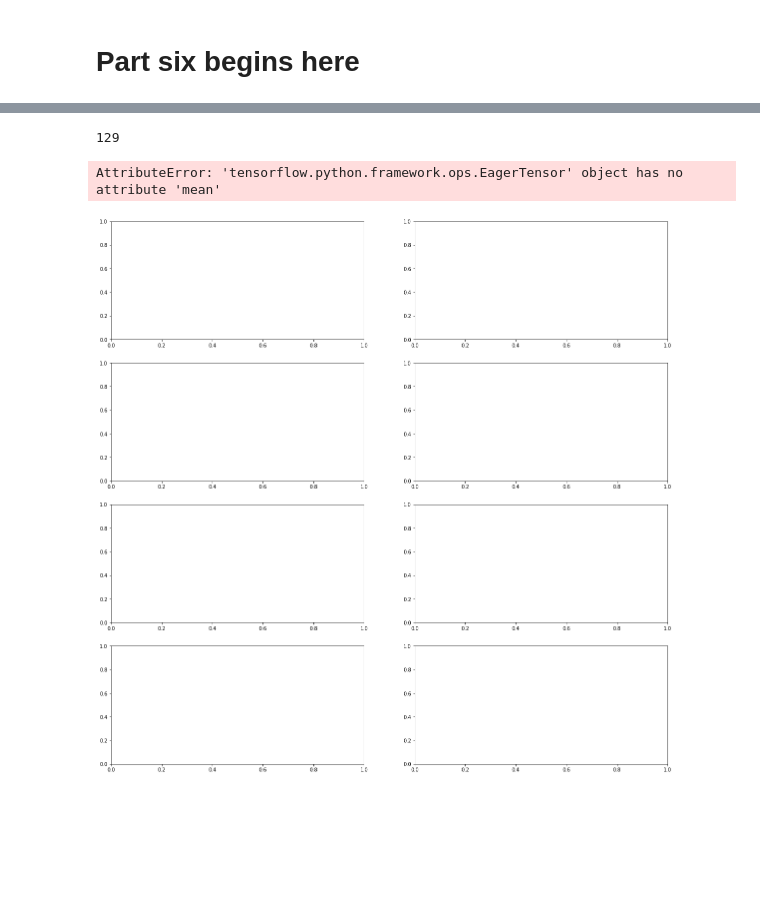
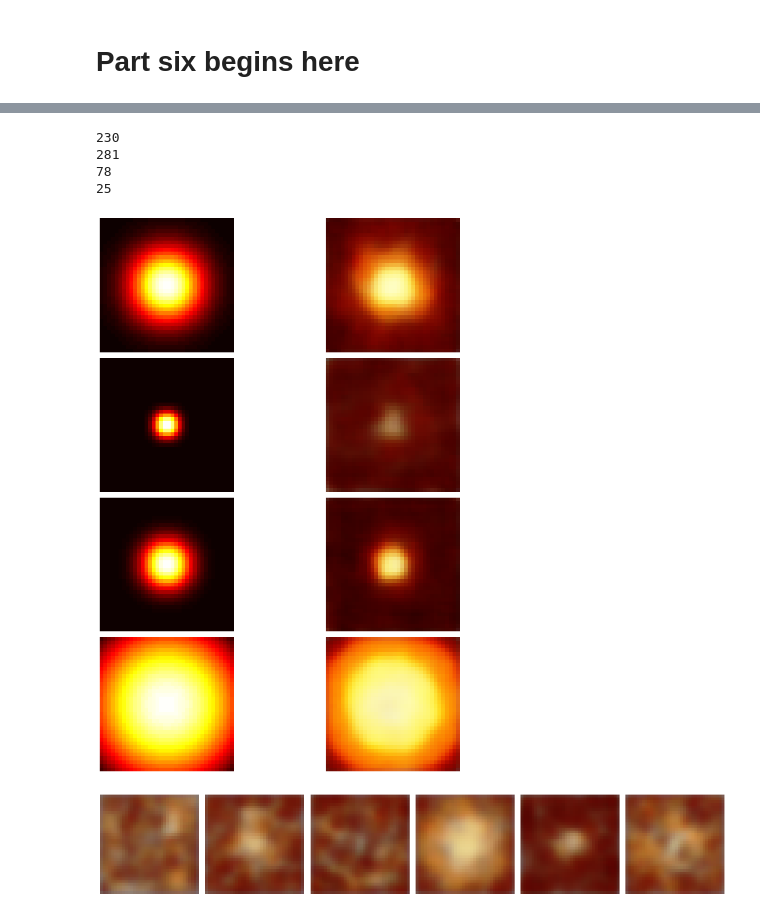
Before and after one commit to JeffRisberg/TensorFlowProbability, a Jupyter notebook: example02.ipynb, the cells around one changed output, grey strips where cells are left out. Saved outputs shown, nothing was run; the diff lists cells and outputs as text; code cells hidden in the pictures; blank space fills up the shorter version.

```diff
--- a/example02.ipynb
+++ b/example02.ipynb
@@ -224,12 +224,3 @@ Total params: 3,746,189
 Trainable params: 3,745,229
 Non-trainable params: 960
 _________________________________________________________________
-# %%
-for j, image in enumerate(train_dataset.take(2)):
-    x = image[0]
-    y = encoder(x)
-    print(x.shape)
-    print(y.shape)
-    encoded = y
-
-encoded.shape
@@ -291,5 +268,5 @@ def nll(batch_of_images, decoding_dist):
 optimizer = tf.keras.optimizers.Adam(learning_rate=0.001)
 vae.compile(optimizer=optimizer, loss=nll)
 # %%
-history = vae.fit(train_dataset, validation_data=validate_dataset, epochs=40, verbose=2)
+history = vae.fit(train_dataset, validation_data=validate_dataset, epochs=20, verbose=2)
 # %% [output]
@@ -324,2 +301,24 @@ plt.show()
 # %% [markdown]
 # Part six begins here
+# %%
+# Randomly sample 1000 images from the dataset, and pass them through the encoder.
+# Display the embeddings in a scatter plot
+#   (project to 2 dimensions if the latent space has dimension higher than two).
+
+N = 200
+x_data = []
+y_data = []
+for i in range(N):
+    index = rng.integers(low=0, high=num_images)
+    image = dataset_images[index]
+    image_plus = tf.expand_dims(image, axis=0)
+    normalized_image = tf.cast(image_plus, tf.float32) / 255.
+    r = encoder(normalized_image).mean().numpy()
+    #print(r)
+    x = r[0][0]
+    y = r[0][1]
+    x_data.append(x)
+    y_data.append(y)
+
+plt.scatter(x_data, y_data)
+plt.show()
@@ -326,22 +327,44 @@ plt.show()
 # %%
-fig, axs = plt.subplots(4, 2, figsize=(20, 20))
+# Randomly sample 4 images from the dataset and for each image,
+#   display the original and reconstructed image from the VAE in a figure.
+
+fig, axs = plt.subplots(4, 2, figsize=(15, 15))
 
 for i in range(4):
     index = rng.integers(low=0, high=num_images)
-    print(index)
     image = dataset_images[index]
     image_plus = tf.expand_dims(image, axis=0)
     normalized_image = tf.cast(image_plus, tf.float32) / 255.
-    result = vae(normalized_image)
-    print(result)
+    result = vae(normalized_image).mean().numpy().squeeze()
 
     axs[i, 0].imshow(image)
     axs[i, 0].axis('off')
     axs[i, 1].imshow(result)
-    #axs[i, 1].axis('off')
+    axs[i, 1].axis('off')
 
+plt.tight_layout()
 plt.show()
 # %% [output]
-129
+230
+281
+78
+25
-AttributeError: 'tensorflow.python.framework.ops.EagerTensor' object has no attribute 'mean'
-[figure, old version]
+[figure, new version]
+# %%
+# Randomly sample 6 latent variable realisations from the prior distribution, and display the images in a figure.
+
+fig, axs = plt.subplots(1, 6, figsize=(15, 5))
+
+for i in range(6):
+    sample = prior.sample()
+
+    sample_plus = tf.expand_dims(sample, axis=0)
+    viz = decoder(sample_plus).mean().numpy().squeeze()
+
+    axs[i].imshow(viz)
+    axs[i].axis('off')
+
+plt.tight_layout()
+plt.show()
+# %% [output]
+[figure, added]
```
Also changed, not shown: parts of 10 cells of this notebook, 1 other file.
